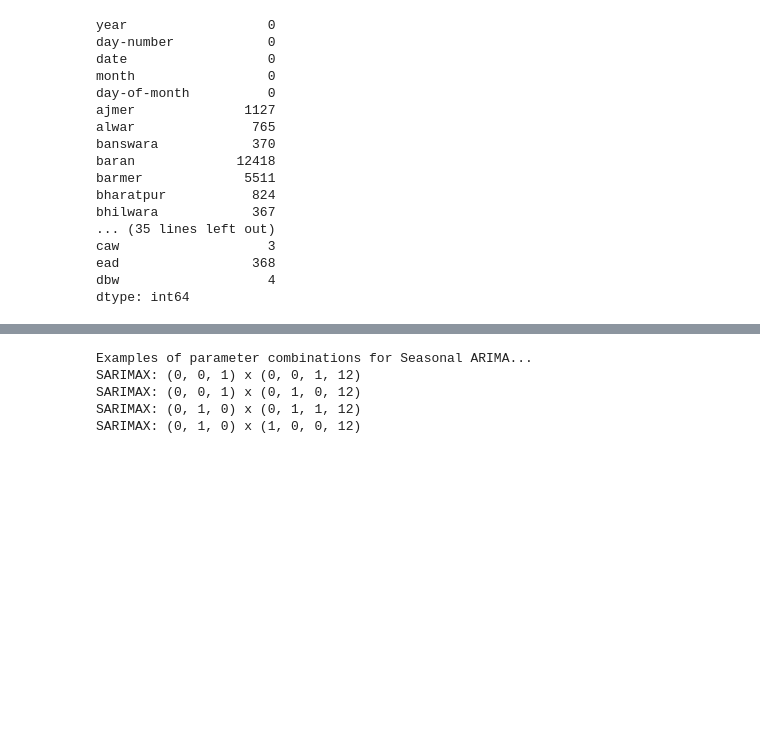
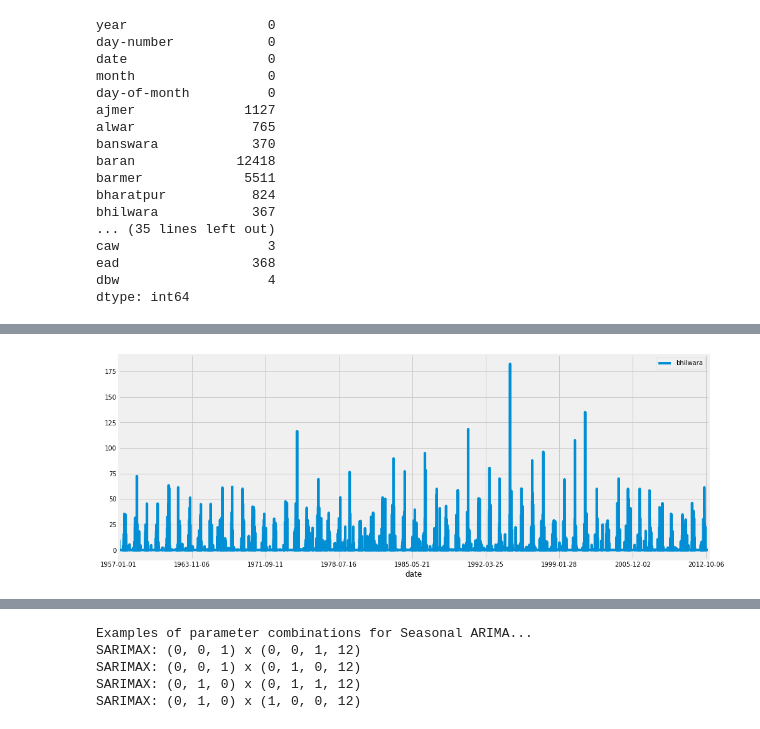
Before and after one commit to dev-essbee/rainfall-analysis, a Jupyter notebook: notebooks/Arima_B.ipynb, the cells around one changed output, grey strips where cells are left out. Cells and saved outputs as stored; diff of their text form; code cells hidden in the pictures; blank space fills up the shorter version.

```diff
--- a/notebooks/Arima_B.ipynb
+++ b/notebooks/Arima_B.ipynb
@@ -75,0 +117,5 @@ plt.show()
+# %%
+bhilwara.plot(figsize=(15, 6))
+plt.show()
+# %% [output]
+[figure, added]
```
Also changed, not shown: parts of 13 cells of this notebook.
